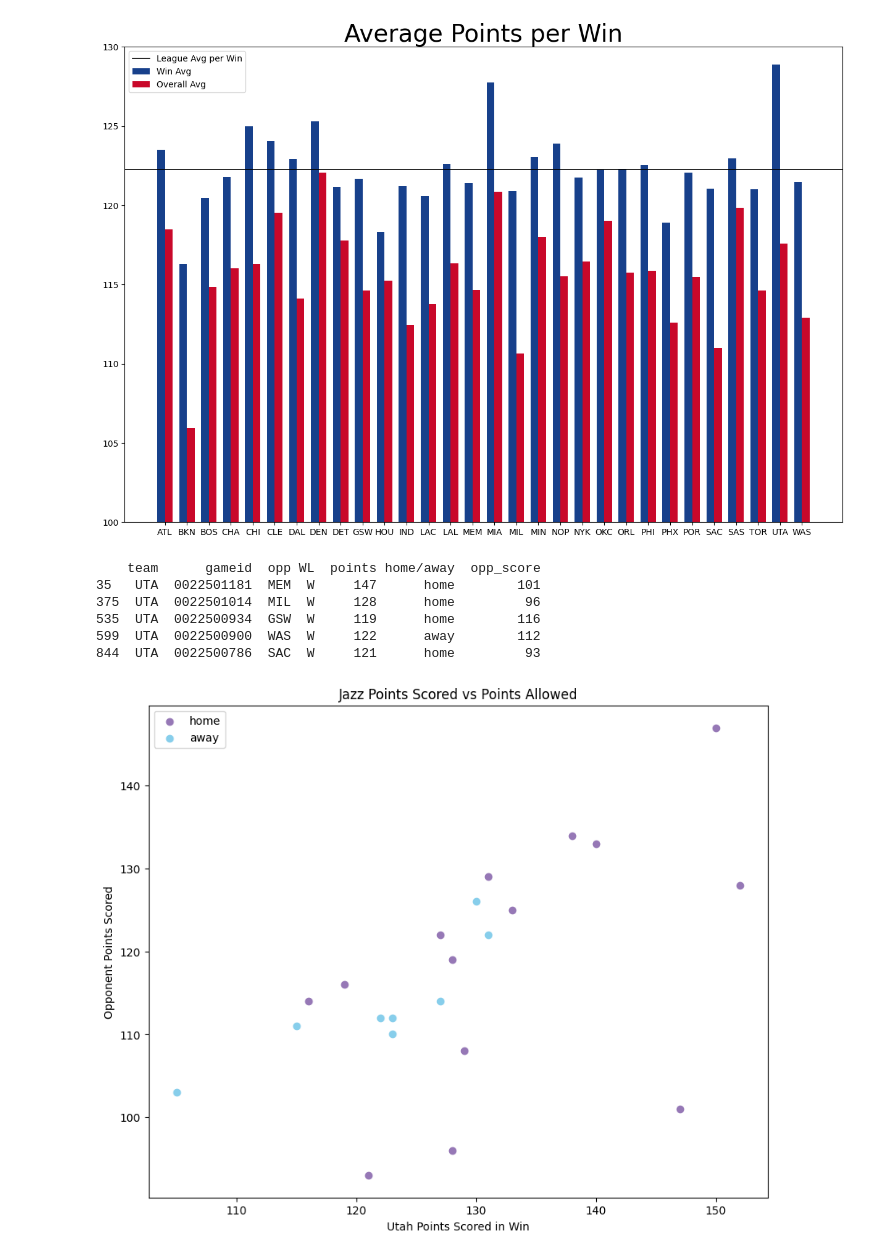
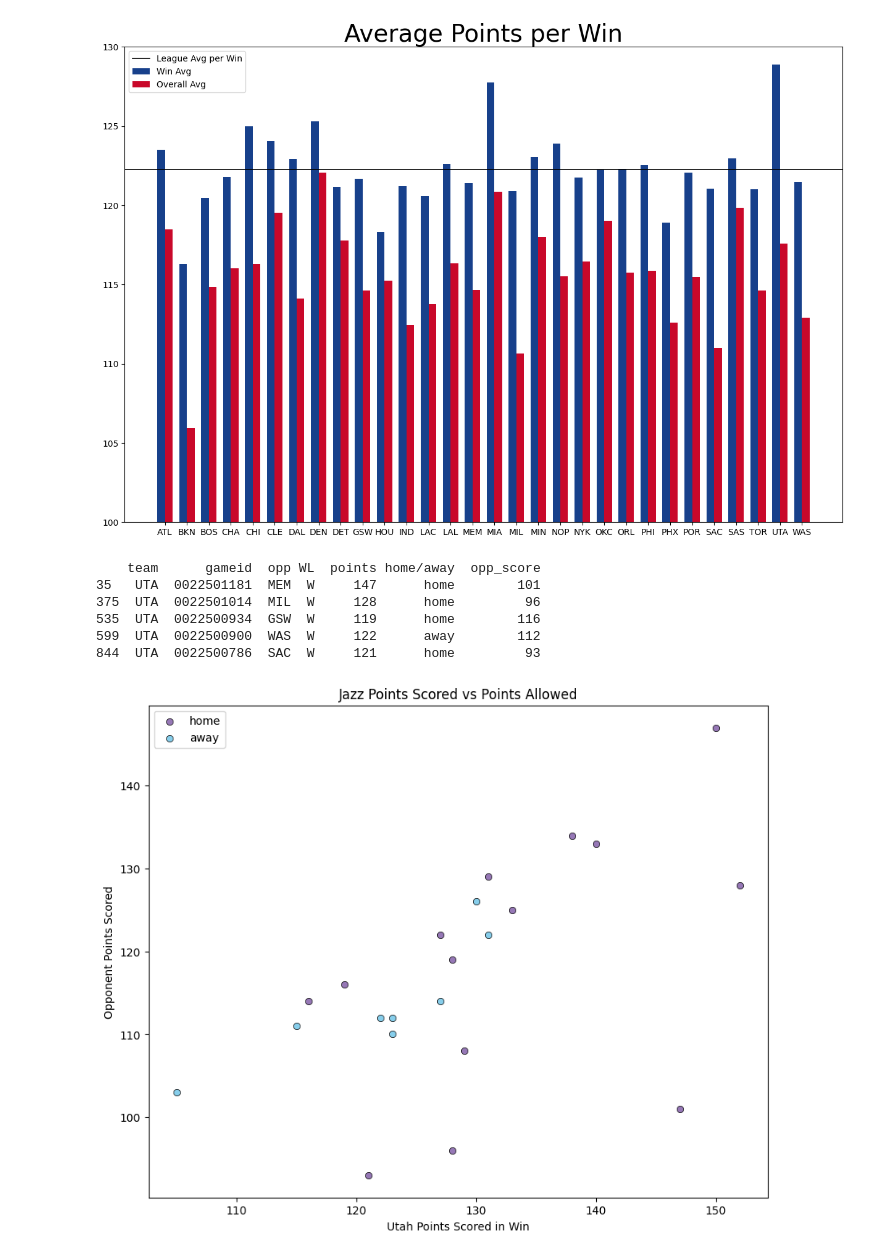
Before and after one commit to wjpericles/nba-data-visuals, a Jupyter notebook: src/02_points_per_win/points_per_win.ipynb, the cells around one changed output. Saved outputs shown, nothing was run; the diff lists cells and outputs as text; code cells hidden in the pictures.

```diff
--- a/src/02_points_per_win/points_per_win.ipynb
+++ b/src/02_points_per_win/points_per_win.ipynb
@@ -126,28 +161,29 @@ plt.show()
 # %%
 uta_wins = game_stats[(game_stats['team']== 'UTA') & (game_stats['WL'] == 'W')]
 print(uta_wins.head())
 
 mt_purp = '#9678b6'
 sky_blue = '#87CEEB'
 colors = [mt_purp if x == 'home' else sky_blue for x in uta_wins['home/away']]
 uta_home = uta_wins[uta_wins['home/away'] == 'home']
 uta_away = uta_wins[uta_wins['home/away'] == 'away']
 
 
 fig2, ax2 = plt.subplots(figsize =(10, 8))
 # plt.scatter(uta_wins['points'], uta_wins['opp_score'], color=colors)
-scat_home = plt.scatter(uta_home['points'], uta_home['opp_score'], color=mt_purp)
-scat_away = plt.scatter(uta_away['points'], uta_away['opp_score'], color=sky_blue)
+scat_home = plt.scatter(uta_home['points'], uta_home['opp_score'], color=mt_purp, edgecolors='black', linewidths=0.5)
+scat_away = plt.scatter(uta_away['points'], uta_away['opp_score'], color=sky_blue, edgecolors='black', linewidths=0.5)
 plt.title('Jazz Points Scored vs Points Allowed')
 ax2.set_xlabel("Utah Points Scored in Win")
 ax2.set_ylabel("Opponent Points Scored")
 plt.legend(['home', 'away'])
+plt.savefig('plots/uta_wins_scatter') # save figure off as a .png
 plt.show()
 # %% [output]
     team      gameid  opp WL  points home/away  opp_score
 35   UTA  0022501181  MEM  W     147      home        101
 375  UTA  0022501014  MIL  W     128      home         96
 535  UTA  0022500934  GSW  W     119      home        116
 599  UTA  0022500900  WAS  W     122      away        112
 844  UTA  0022500786  SAC  W     121      home         93
-[figure, old version]
+[figure, new version]
```
Also changed, not shown: parts of 3 cells of this notebook, 3 other files.
